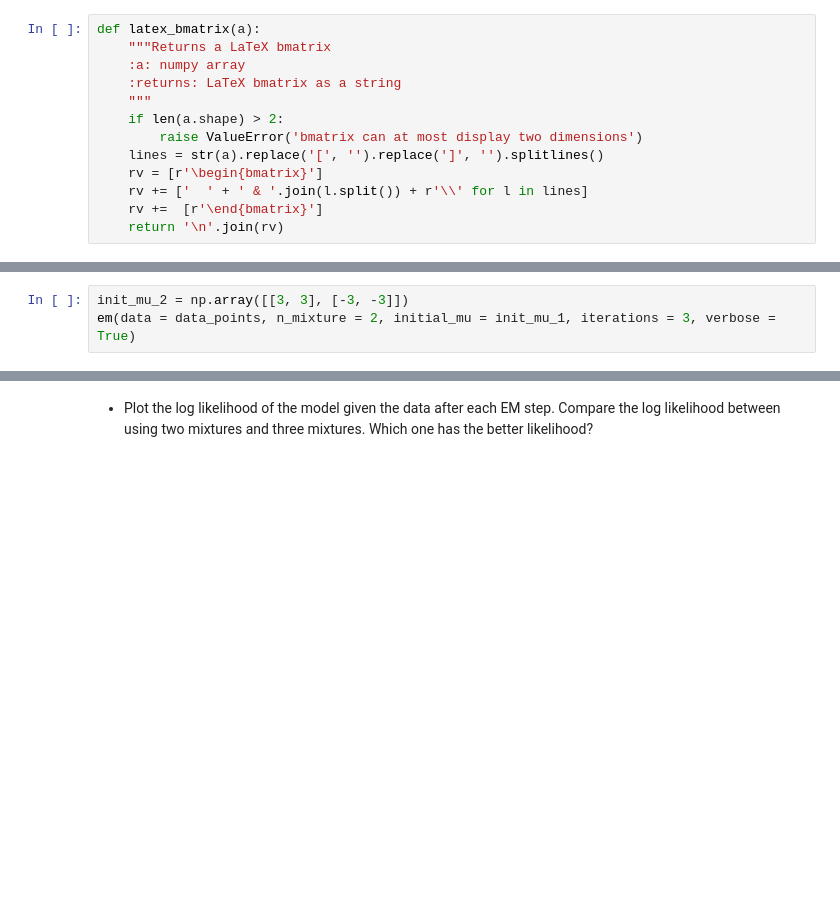
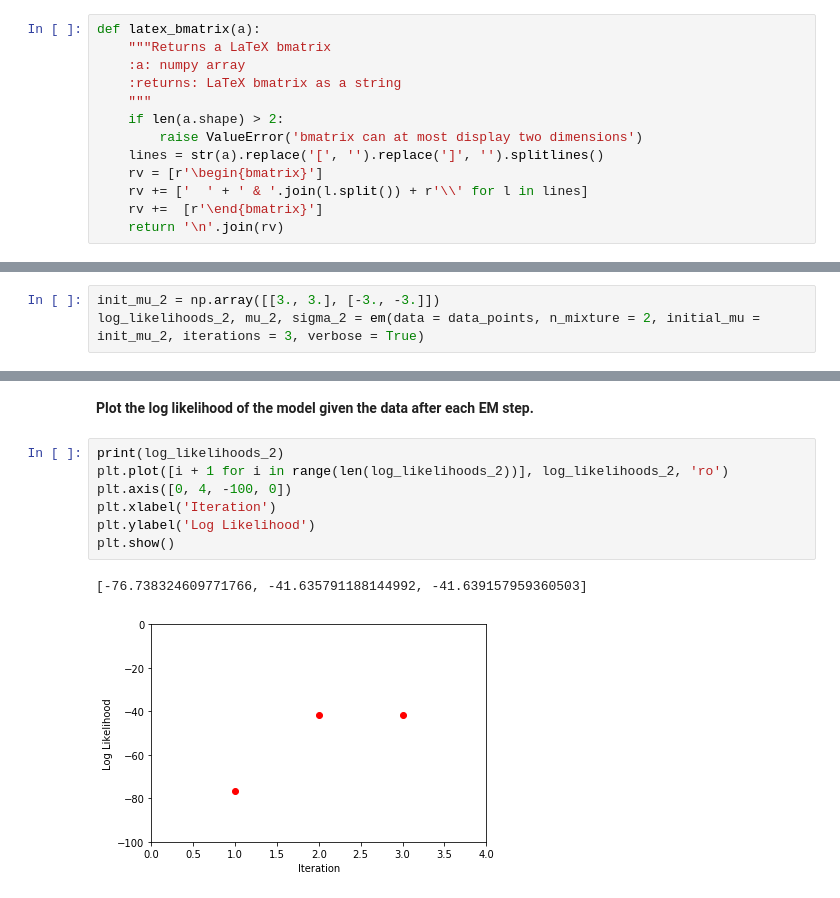
Before and after one commit to pirsquareff/fisherface, a Jupyter notebook: notebook/Hello Soft Clustering (GMM).ipynb, the cells around one changed output, grey strips where cells are left out. Cells and saved outputs as stored; diff of their text form; blank space fills up the shorter version.

```diff
--- a/notebook/Hello Soft Clustering (GMM).ipynb
+++ b/notebook/Hello Soft Clustering (GMM).ipynb
@@ -186,6 +214,6 @@ $$\mathbf{Σ}_{j}:$$
 # %%
-init_mu_2 = np.array([[3, 3], [-3, -3]])
-em(data = data_points, n_mixture = 2, initial_mu = init_mu_1, iterations = 3, verbose = True)
+init_mu_2 = np.array([[3., 3.], [-3., -3.]])
+log_likelihoods_2, mu_2, sigma_2 = em(data = data_points, n_mixture = 2, initial_mu = init_mu_2, iterations = 3, verbose = True)
 # %% [output]
 Initialization:
 $$m_{j}:$$
@@ -227,4 +255,14 @@ EM Iteration: 1
 \end{bmatrix}\end{equation}
 ... (31 outputs left out)
 # %% [markdown]
-- Plot the log likelihood of the model given the data after each EM step. Compare the log likelihood between using two mixtures and three mixtures. Which one has the better likelihood?
+**Plot the log likelihood of the model given the data after each EM step.**
+# %%
+print(log_likelihoods_2)
+plt.plot([i + 1 for i in range(len(log_likelihoods_2))], log_likelihoods_2, 'ro')
+plt.axis([0, 4, -100, 0])
+plt.xlabel('Iteration')
+plt.ylabel('Log Likelihood')
+plt.show()
+# %% [output]
+[-76.738324609771766, -41.635791188144992, -41.639157959360503]
+[figure, added]
```
Also changed, not shown: parts of 17 cells of this notebook.
